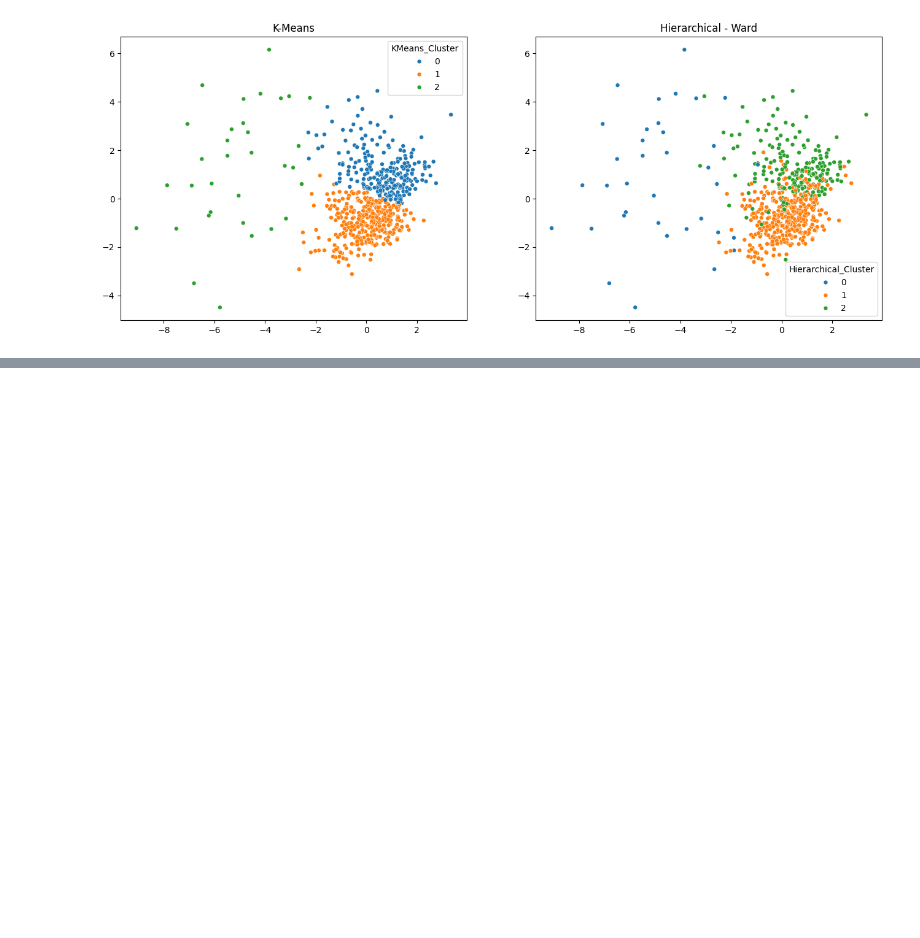
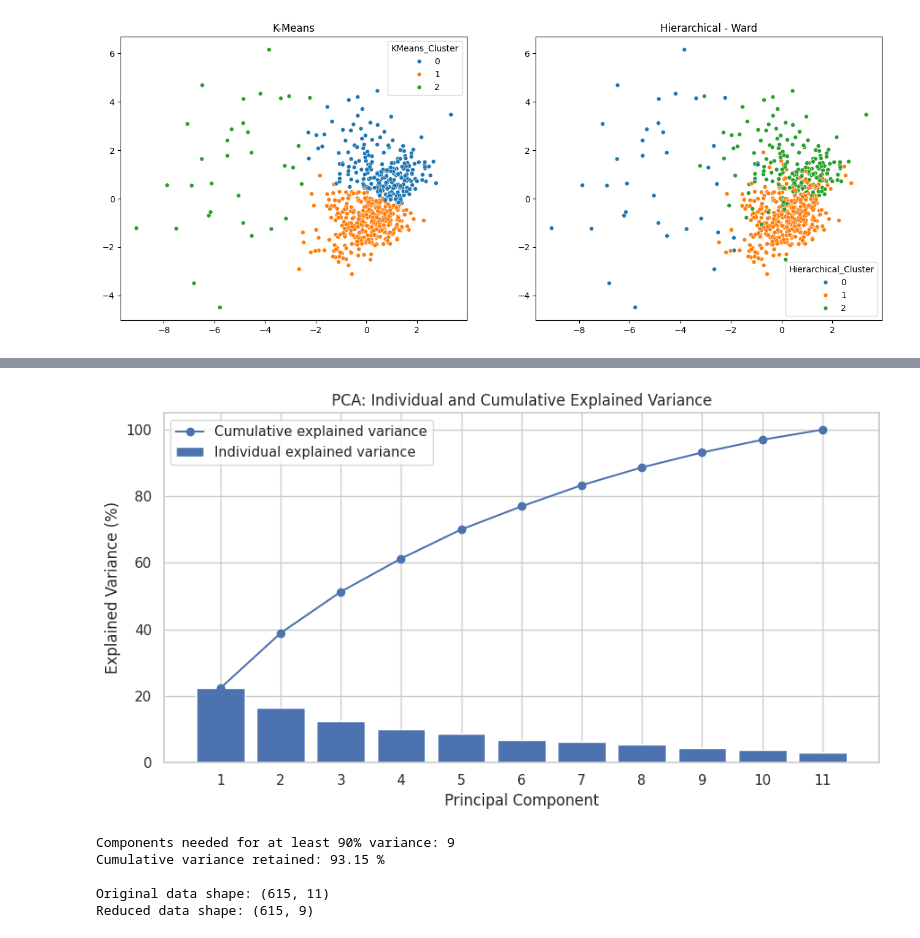
Before and after one commit to abhaymittal7/abhaymittal_eda, a Jupyter notebook: Untitled0.ipynb, the cells around one changed output, grey strips where cells are left out. Cells and saved outputs as stored; diff of their text form; code cells hidden in the pictures; blank space fills up the shorter version.

```diff
--- a/Untitled0.ipynb
+++ b/Untitled0.ipynb
@@ -941,0 +1095,16 @@ Adjusted Rand Index (Hierarchical vs Diagnosis): 0.2446
+# %%
+# Handle missing values using the median
+imputer = SimpleImputer(strategy="median")
+X_imputed = imputer.fit_transform(X)
+
+# Standardize all input features
+scaler = StandardScaler()
+X_scaled = scaler.fit_transform(X_imputed)
+
+print("Original feature shape:", X.shape)
+print("Standardized feature shape:", X_scaled.shape)
+
+print("\nMissing values after imputation:",
+      np.isnan(X_imputed).sum())
+
+print("\nStandardization completed.")
@@ -941,0 +1155,58 @@ Adjusted Rand Index (Hierarchical vs Diagnosis): 0.2446
+# %%
+# Visualize the variance explained by individual components
+
+components = np.arange(1, len(explained_variance) + 1)
+
+plt.figure(figsize=(9, 5))
+
+plt.bar(
+    components,
+    explained_variance * 100,
+    label="Individual explained variance"
+)
+
+plt.plot(
+    components,
+    cumulative_variance * 100,
+    marker="o",
+    label="Cumulative explained variance"
+)
+
+plt.xlabel("Principal Component")
+plt.ylabel("Explained Variance (%)")
+plt.title("PCA: Individual and Cumulative Explained Variance")
+plt.xticks(components)
+plt.legend()
+plt.tight_layout()
+plt.show()
+# %% [output]
+[figure, added]
+# %%
+# Find the minimum number of components required
+# to explain at least 90% of the total variance
+
+target_variance = 0.90
+
+n_components_90 = np.argmax(
+    cumulative_variance >= target_variance
+) + 1
+
+print("Components needed for at least 90% variance:",
+      n_components_90)
+
+print("Cumulative variance retained:",
+      round(cumulative_variance[n_components_90 - 1] * 100, 2),
+      "%")
+
+# Create the reduced dataset
+pca_90 = PCA(n_components=n_components_90)
+X_pca_90 = pca_90.fit_transform(X_scaled)
+
+print("\nOriginal data shape:", X_scaled.shape)
+print("Reduced data shape:", X_pca_90.shape)
+# %% [output]
+Components needed for at least 90% variance: 9
+Cumulative variance retained: 93.15 %
+
+Original data shape: (615, 11)
+Reduced data shape: (615, 9)
```
Also changed, not shown: parts of 16 cells of this notebook.
